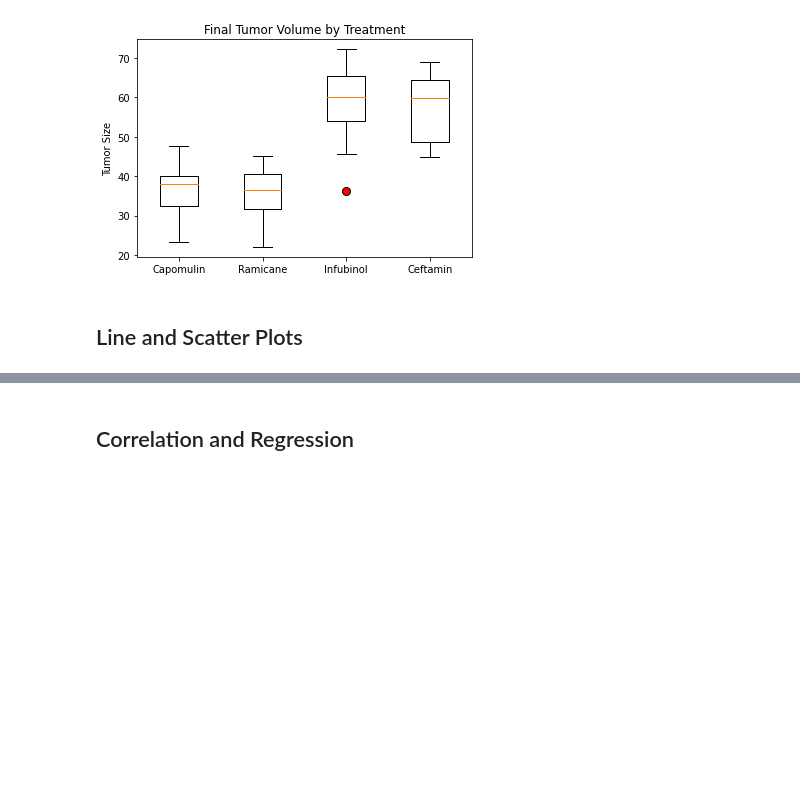
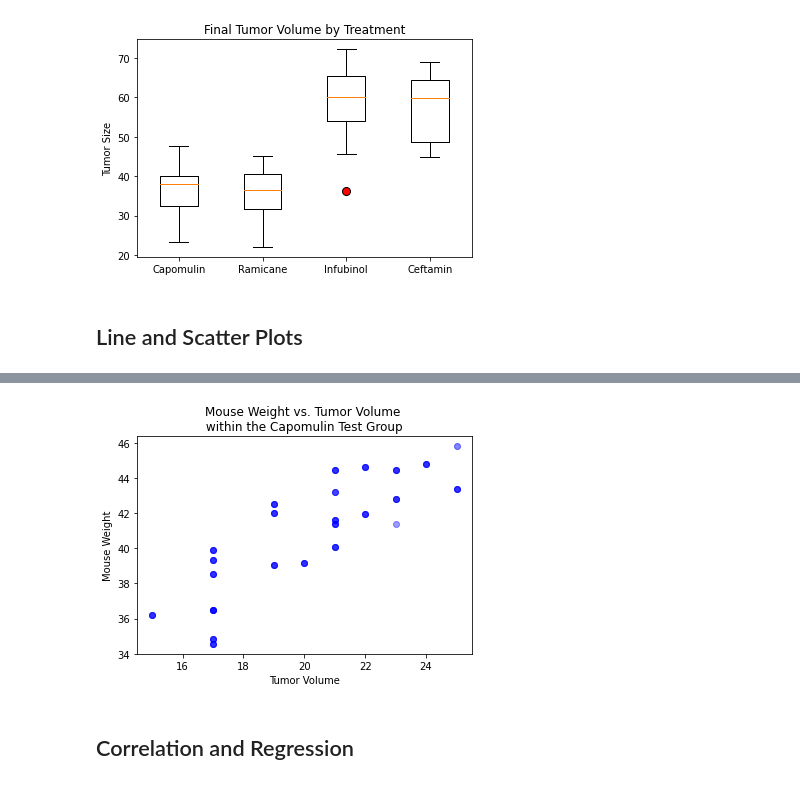
Before and after one commit to szerpa17/matplotlib-challenge, a Jupyter notebook: Pymaceuticals/pymaceuticals.ipynb, the cells around one changed output, grey strips where cells are left out. Saved outputs shown, nothing was run; the diff lists cells and outputs as text; code cells hidden in the pictures; blank space fills up the shorter version.

```diff
--- a/Pymaceuticals/pymaceuticals.ipynb
+++ b/Pymaceuticals/pymaceuticals.ipynb
@@ -439,19 +438,30 @@ plt.show()
 # %%
 # Generate a scatter plot of mouse weight versus average tumor volume for the Capomulin regimen
 # Pulled information into a new DF for the specified drug
-weight_df = clean_df.loc[(clean_df["Drug Regimen"] == drug)]
+cap_df = clean_df.loc[(clean_df["Drug Regimen"] == drug)]
+# Created group reflecting the Tumor Volume average for each Mouse ID
+weight_grp = cap_df.groupby('Mouse ID')['Tumor Volume (mm3)'].mean()
+# Created a DF from the group
+weight_df = pd.DataFrame(weight_df_grp)
+# Renamed the tumor volume column
+weight_df = weight_df_grp_df.rename(columns={'Tumor Volume (mm3)':'Average Tumor Volume (mm3)'})
+# Merged the new averages with the drug DF
+cw_merged = cap_df.merge(weight_df, how='left', on='Mouse ID')
+cw_merged
 
-# # Plotted information
-# plt.scatter(weight_df['Weight (g)'],
-#             weight_df['Tumor Volume (mm3)'],
-#             marker='o',
-#             facecolors='b',
-#             alpha=.60)
-#           # title='Weight Gain vs. Tumor Volume')
-# plt.title(f'Mouse Weight Gain vs. Tumor Volume \n within the {drug} Test Group ')
-# plt.xlabel('Tumor Volume')
-# plt.ylabel('Mouse Weight')
-# plt.show()
+# Plotted information
+plt.scatter(cw_merged['Weight (g)'],
+            cw_merged['Average Tumor Volume (mm3)'],
+            marker='o',
+            facecolors='b',
+            alpha=.15)
+          # title='Weight Gain vs. Tumor Volume')
+plt.title(f'Mouse Weight vs. Tumor Volume \n within the {drug} Test Group ')
+plt.xlabel('Tumor Volume')
+plt.ylabel('Mouse Weight')
+plt.show()
+# %% [output]
+[figure, added]
 # %% [markdown]
 ## Correlation and Regression
 # %%
```
Also changed, not shown: parts of 4 cells of this notebook.
